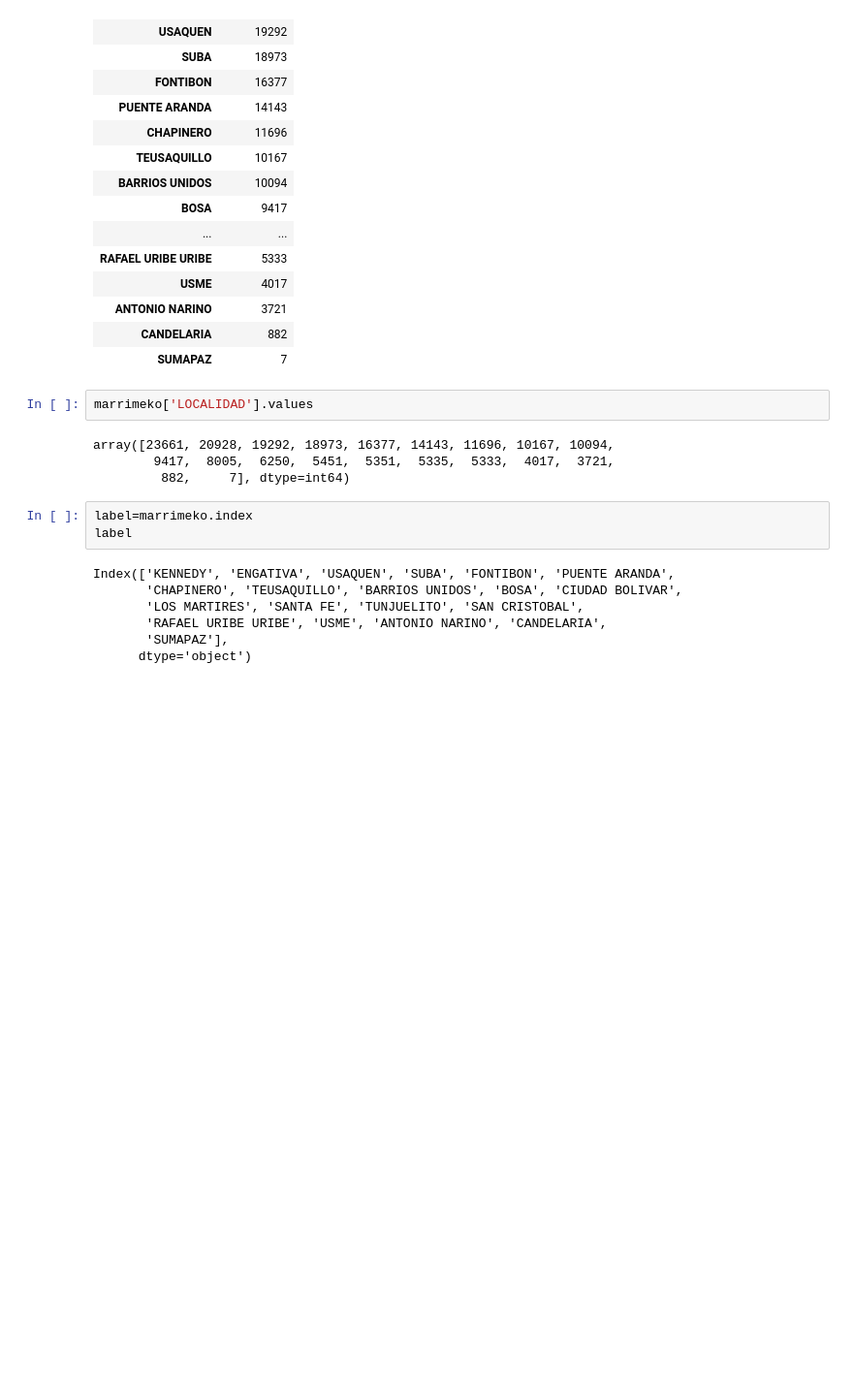
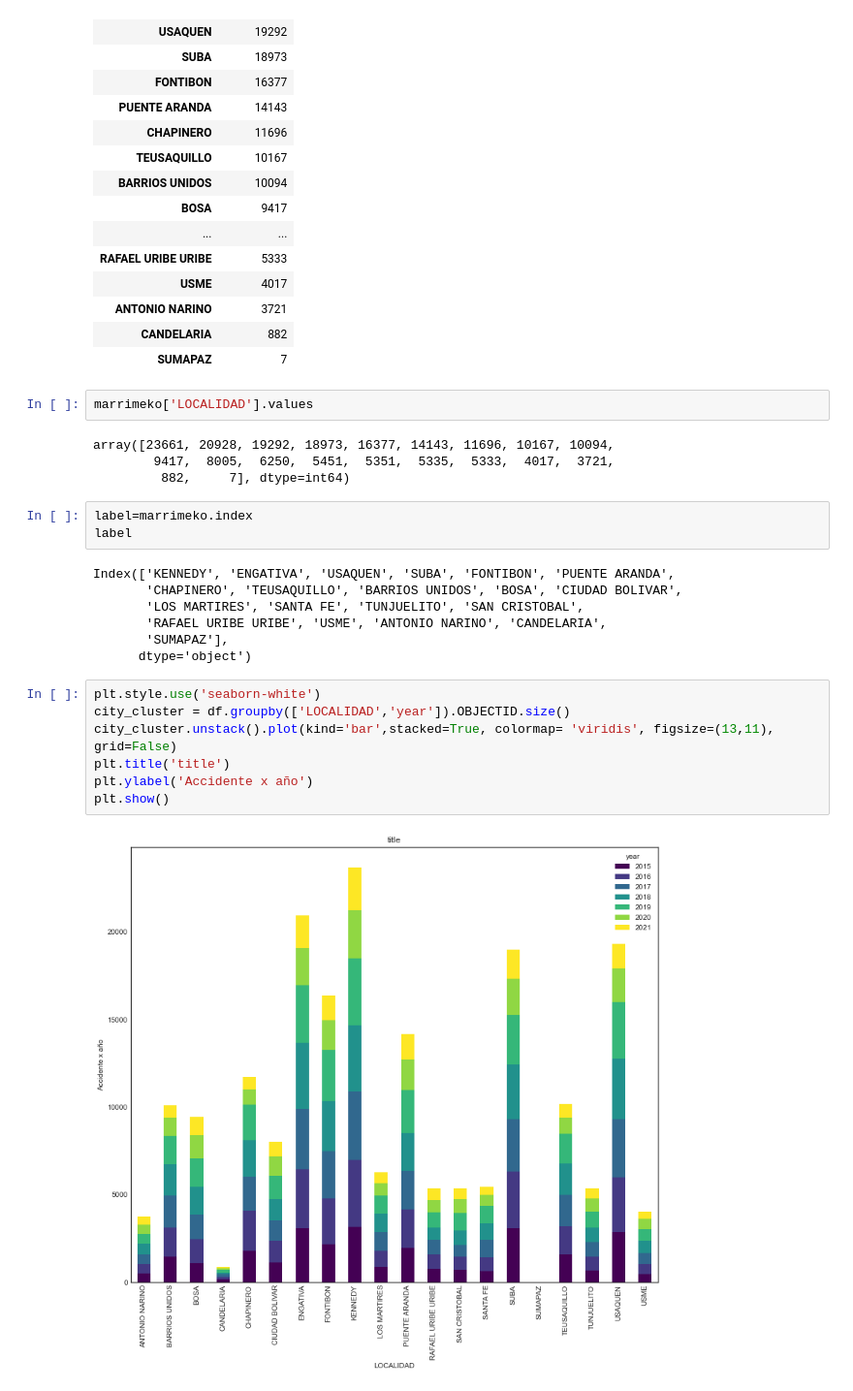
Before and after one commit to karinstefa/visual-analytics, a Jupyter notebook: Laboratorio-1/exploracion-datos.ipynb, the cells around one changed output. Shown: that part at 97% size. Cells and saved outputs as stored; diff of their text form; blank space fills up the shorter version.

```diff
--- a/Laboratorio-1/exploracion-datos.ipynb
+++ b/Laboratorio-1/exploracion-datos.ipynb
@@ -213,3 +213,12 @@ Index(['KENNEDY', 'ENGATIVA', 'USAQUEN', 'SUBA', 'FONTIBON', 'PUENTE ARANDA',
        'RAFAEL URIBE URIBE', 'USME', 'ANTONIO NARINO', 'CANDELARIA',
        'SUMAPAZ'],
       dtype='object')
+# %%
+plt.style.use('seaborn-white')
+city_cluster = df.groupby(['LOCALIDAD','year']).OBJECTID.size()
+city_cluster.unstack().plot(kind='bar',stacked=True, colormap= 'viridis', figsize=(13,11),  grid=False)
+plt.title('title')
+plt.ylabel('Accidente x año')
+plt.show()
+# %% [output]
+[figure, added]
```
